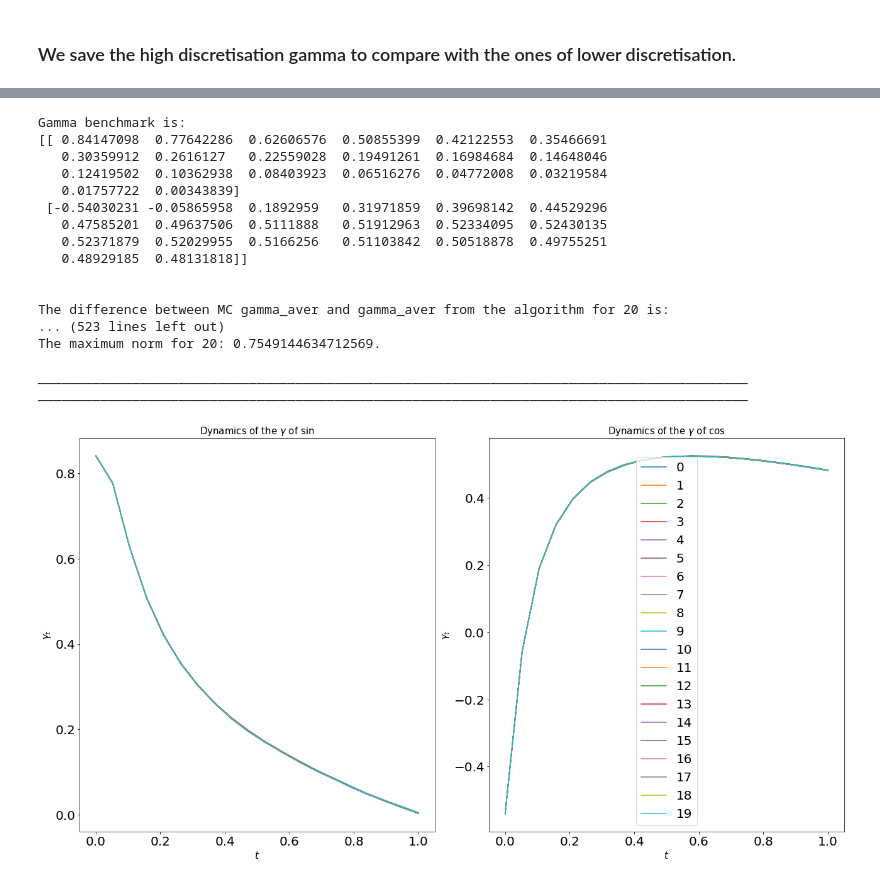
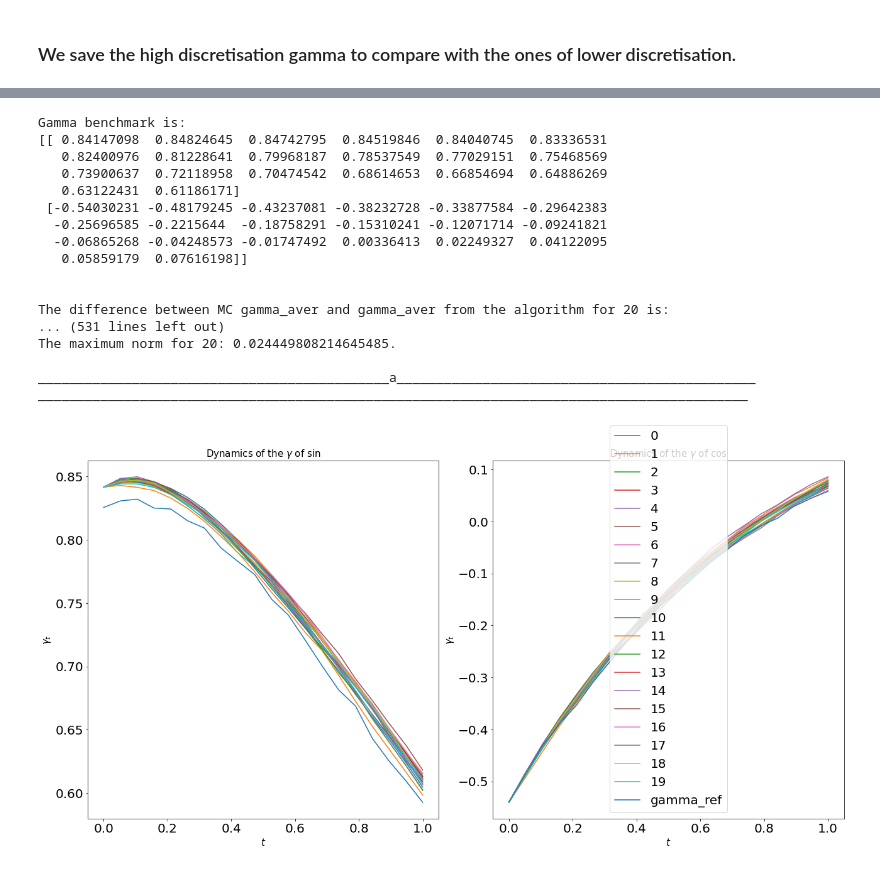
Before and after one commit to vplatonov289/Fourier_SDE_SGD, a Jupyter notebook: main.ipynb, the cells around one changed output, grey strips where cells are left out. Saved outputs shown, nothing was run; the diff lists cells and outputs as text; code cells hidden in the pictures.

```diff
--- a/main.ipynb
+++ b/main.ipynb
@@ -334,12 +336,21 @@ def SGD_MV(n_discr, eta, gamma, T, eps, N_iter):
 # %%
 n_discr_test = 20
 
+x_0 = 2
+
+gamma_starting = np.zeros((2,n_discr_test))
+# gamma_starting[0][0] = np.sin(x_0)
+# gamma_starting[1][0] = -np.cos(x_0)
+
+# gamma_starting[:][1:] = np.random.uniform(low = - 0.3, high = 0.3, size = (2,n_discr_test - 1))
+
 gamma_starting = np.random.uniform(low = - 0.3, high = 0.3, size = (2,n_discr_test))
+
 gammas = []
 #eta = 0.05
 
-for i in range(10):
-    gamma_ref = SGD_MV(n_discr = n_discr_test, eta = 0.01, gamma = gamma_starting, T = 1, eps = 0.001, N_iter = 10000)
+for i in range(1):
+    gamma_ref = SGD_MV(n_discr = n_discr_test, eta = 0.05, gamma = gamma_starting, T = 0.05, eps = 0.005, N_iter = 2000)
     #print(gamma_ref)
     gammas.append(gamma_ref)
 # %% [output]
@@ -423,14 +434,14 @@ for n in n_frequency_range:
 # %%
 print(f'Average gamma from the algorithm is \n{gamma_average_sgd}.\n')
 
-n_discr = 20
-n_part = 1000000
-x_0 = 1
+n_discr = 100
+n_part = 100000
+x_0 = 2
 
-dW_t = simulate_dW((n_part,n_discr),T)
-X_true = SDE_Kuramoto_MV(x_0 = 1, sigma = 1, dW_t = dW_t, T = 1, n_discr = n_discr, n_part = n_part)
+dW_t = simulate_dW((n_part,n_discr),T = 0.05)
+X_true = SDE_Kuramoto_MV(x_0 = x_0, sigma = 1, dW_t = dW_t, T = 0.05, n_discr = n_discr, n_part = n_part)
 
-gammas_part_1, gammas_part_2 = np.sin(X_true.x), -np.cos(X_true.x)
+gammas_part_1, gammas_part_2 = np.sin(X_true.x), - np.cos(X_true.x)
 
 # Taking the mean across particles (first dimension) and getting benchmark values
 gamma_benchmark_1 = np.mean(gammas_part_1, axis = 0)
@@ -443,7 +454,7 @@ gamma_benchmark[1] = gamma_benchmark_2
 
 print(f'Gamma benchmark is \n{gamma_benchmark}.\n')
 
-print(f'The error is {gamma_average_sgd - gamma_benchmark}.\n')
-print(f'The maximum norm is {abs(gamma_average_sgd - gamma_benchmark).max()}\n')
+# print(f'The error is {gamma_average_sgd - gamma_benchmark}.\n')
+# print(f'The maximum norm is {abs(gamma_average_sgd - gamma_benchmark).max()}\n')
 # %% [output]
 Average gamma from the algorithm is
@@ -512,0 +499,5 @@ Solved for 1.275e+03 seconds.
+# %%
+n_discr_high = 20
+
+gamma_starting = np.random.uniform(low = - 0.3, high = 0.3, size = (2,n_discr_high))
+gamma_reference = SGD_MV(n_discr = n_discr_high, eta = 0.01, gamma = gamma_starting, T = 1, eps = 0.005, N_iter = 5000)
@@ -515,7 +525,7 @@ n_discr = n_discr_high
 
 gamma_ref = gamma_reference
 
-n_mc = 1000000
+n_mc = 10000
 t = np.linspace(0,1,n_discr)
 
 fig, ax = plt.subplots(1,2,figsize=(18, 10), tight_layout=True)
@@ -532,48 +542,50 @@ ax[1].set_ylabel(r'$\gamma_t$',fontsize = 15)
 ax[1].tick_params(axis='both', which='major', labelsize = 20)
 ax[1].tick_params(axis='both', which='minor', labelsize = 20)
 
+T = 1
+
 gamma_aver_mc = np.zeros((2,n_discr))
 for j in range(20):
     for i in range(n_mc):
-        dW_t = simulate_dW_1d(n_discr,T)
+        dW_t = simulate_dW_1d(n_discr, T)
         X = SDE_Kuramoto_appr(x_0, sigma, gamma_ref, dW_t, T, n_discr)
         gamma_aver_mc[0] = gamma_aver_mc[0] * i / (i + 1) + np.sin(X.x) * 1 / (i + 1)
         gamma_aver_mc[1] = gamma_aver_mc[1] * i / (i + 1) + (-np.cos(X.x)) * 1 / (i + 1)
     print(f'Gamma benchmark is: \n{gamma_aver_mc}\n\n')
     print(f'The difference between MC gamma_aver and gamma_aver from the algorithm for {n_discr} is: \n\n{gamma_aver_mc - gamma_ref}')
 
     print(f'\nThe maximum norm for {n_discr}: {abs(gamma_aver_mc - gamma_ref).max()}.')
     print('\n_____________________________________________a______________________________________________')
     print('___________________________________________________________________________________________\n')
 
     # for n in range(length(n_frequency_range)):
     #     dW_t_local = transform_dW(dW_t,n_discr,n_frequency_range[n])
     #     X_test = SDE_Kuramoto_appr(X_true.x_0[0], sigma, gammas_freq[n], dW_t_local, T, n_discr_high // n_frequency_range[n])
     #     ax.plot(t, X_test.x, label = 'our approximation')
 
     ax[0].plot(t, gamma_aver_mc[0], label = j)
     ax[1].plot(t, gamma_aver_mc[1], label = j)
 
 ax[0].plot(t,gamma_ref[0], label = 'gamma_ref')
-ax[0].plot(t,gamma_ref[1], label = 'gamma_ref')
+ax[1].plot(t,gamma_ref[1], label = 'gamma_ref')
 plt.legend(loc = 'best', fontsize = 20)
 plt.show()
 # %% [output]
 Gamma benchmark is:
-[[ 0.84147098  0.77642286  0.62606576  0.50855399  0.42122553  0.35466691
-   0.30359912  0.2616127   0.22559028  0.19491261  0.16984684  0.14648046
-   0.12419502  0.10362938  0.08403923  0.06516276  0.04772008  0.03219584
-   0.01757722  0.00343839]
- [-0.54030231 -0.05865958  0.1892959   0.31971859  0.39698142  0.44529296
-   0.47585201  0.49637506  0.5111888   0.51912963  0.52334095  0.52430135
-   0.52371879  0.52029955  0.5166256   0.51103842  0.50518878  0.49755251
-   0.48929185  0.48131818]]
+[[ 0.84147098  0.84824645  0.84742795  0.84519846  0.84040745  0.83336531
+   0.82400976  0.81228641  0.79968187  0.78537549  0.77029151  0.75468569
+   0.73900637  0.72118958  0.70474542  0.68614653  0.66854694  0.64886269
+   0.63122431  0.61186171]
+ [-0.54030231 -0.48179245 -0.43237081 -0.38232728 -0.33877584 -0.29642383
+  -0.25696585 -0.2215644  -0.18758291 -0.15310241 -0.12071714 -0.09241821
+  -0.06865268 -0.04248573 -0.01747492  0.00336413  0.02249327  0.04122095
+   0.05859179  0.07616198]]
 
 
 The difference between MC gamma_aver and gamma_aver from the algorithm for 20 is:
-... (523 lines left out)
-The maximum norm for 20: 0.7549144634712569.
+... (531 lines left out)
+The maximum norm for 20: 0.024449808214645485.
 
+_____________________________________________a______________________________________________
 ___________________________________________________________________________________________
-___________________________________________________________________________________________
-[figure, old version]
+[figure, new version]
```
Also changed, not shown: parts of 17 cells of this notebook.
